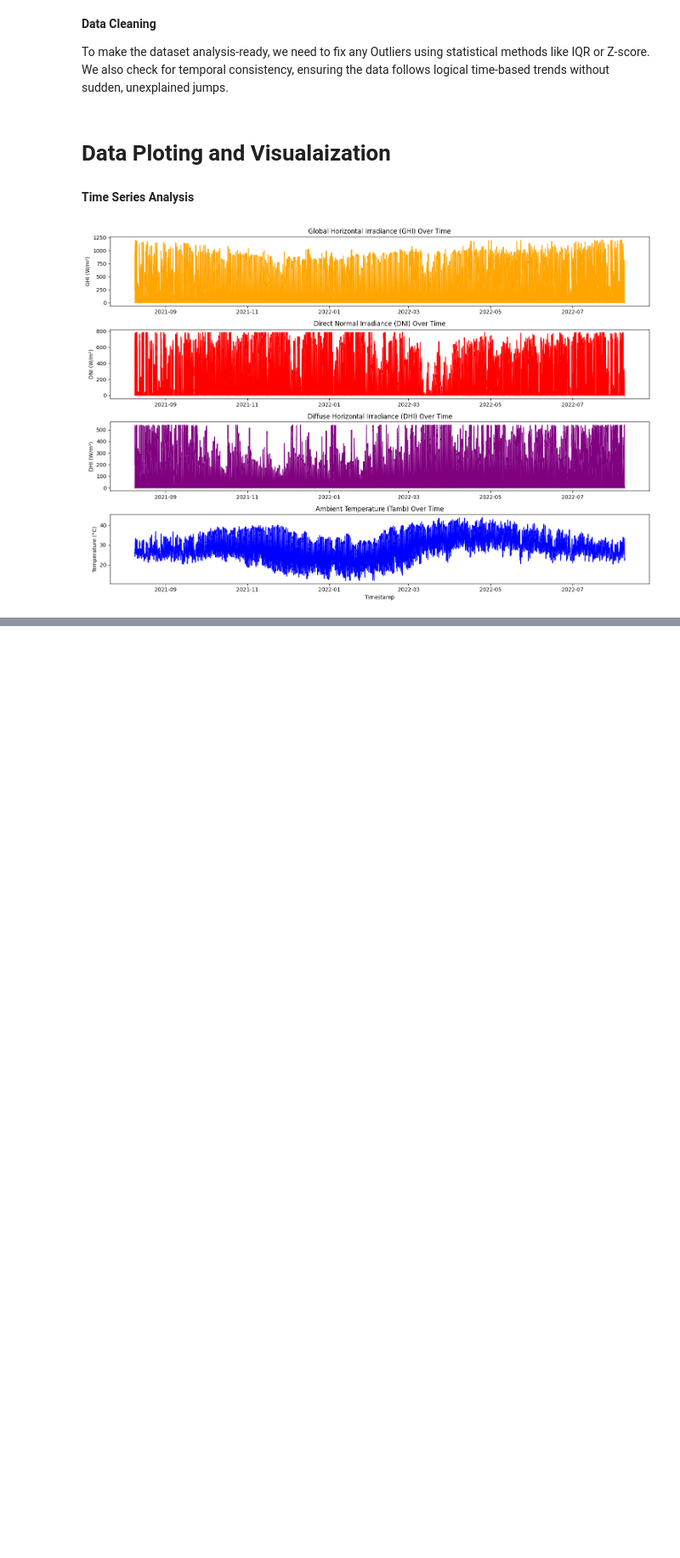
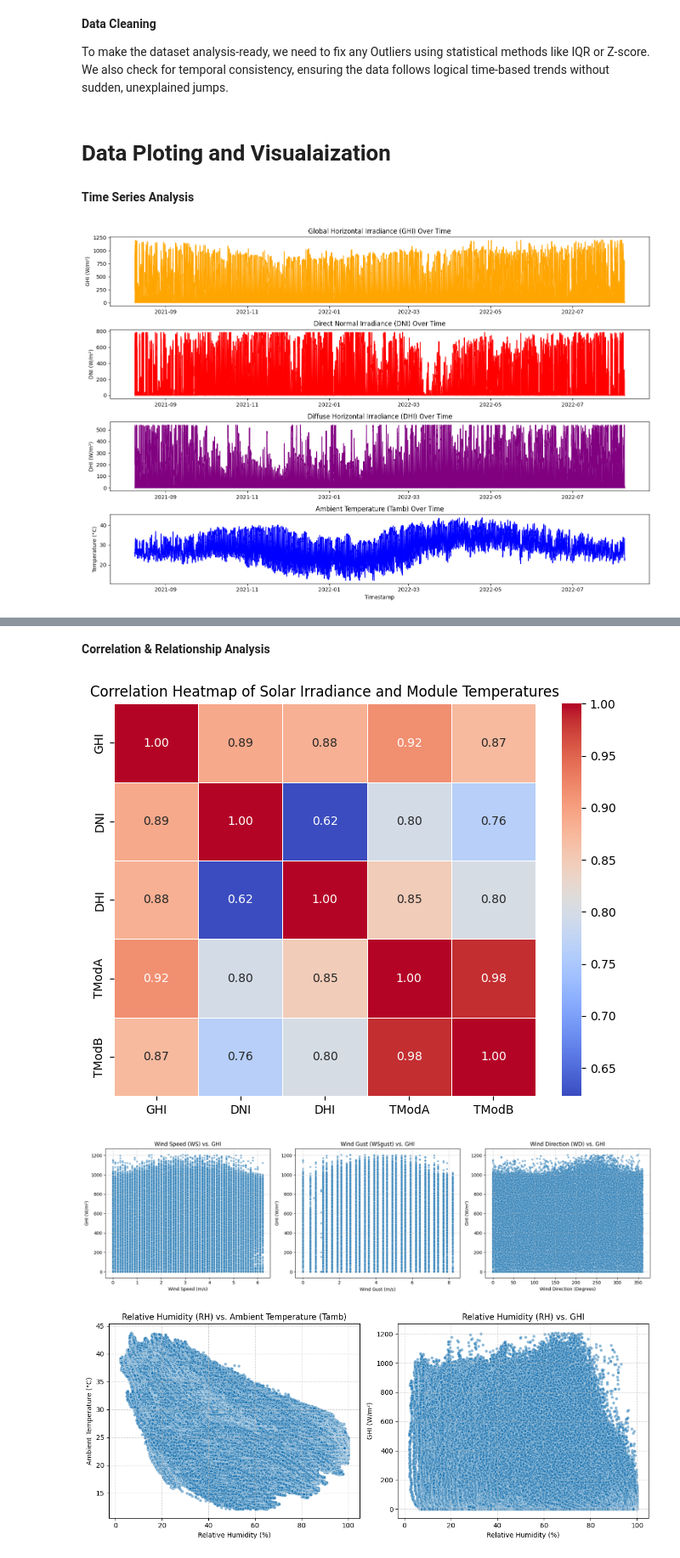
Before and after one commit to HilufTesfay/10academy-week0-solar-challenge, a Jupyter notebook: notbooks/benin-eda.ipynb, the cells around one changed output, grey strips where cells are left out. Shown at 85% size. Saved outputs shown, nothing was run; the diff lists cells and outputs as text; code cells hidden in the pictures; blank space fills up the shorter version.

Commit message:
Correlation & Relationship Analysis done

```diff
--- a/notbooks/benin-eda.ipynb
+++ b/notbooks/benin-eda.ipynb
@@ -283,0 +330,68 @@ plt.show()
+# %% [markdown]
+**Correlation & Relationship Analysis**
+# %%
+cleaned_df=pd.read_csv("../data/processed/benin_clean.csv")
+correlation_cols = ['GHI', 'DNI', 'DHI', 'TModA', 'TModB']
+correlation_matrix = cleaned_df[correlation_cols].corr()
+
+# Plotting the Correlation Heatmap
+plt.figure(figsize=(8, 6))
+sns.heatmap(correlation_matrix, annot=True, cmap='coolwarm', fmt=".2f", linewidths=.5)
+plt.title('Correlation Heatmap of Solar Irradiance and Module Temperatures')
+plt.show()
+
+#Scatter plots: WS, WSgust, WD vs. GHI
+plt.figure(figsize=(18, 5))
+
+# WS vs. GHI
+plt.subplot(1, 3, 1)
+sns.scatterplot(x='WS', y='GHI', data=cleaned_df, alpha=0.5, s=20)
+plt.title('Wind Speed (WS) vs. GHI')
+plt.xlabel('Wind Speed (m/s)')
+plt.ylabel('GHI (W/m²)')
+plt.grid(True, linestyle='--', alpha=0.6)
+
+# WSgust vs. GHI
+plt.subplot(1, 3, 2)
+sns.scatterplot(x='WSgust', y='GHI', data=cleaned_df, alpha=0.5, s=20)
+plt.title('Wind Gust (WSgust) vs. GHI')
+plt.xlabel('Wind Gust (m/s)')
+plt.ylabel('GHI (W/m²)')
+plt.grid(True, linestyle='--', alpha=0.6)
+
+# WD vs. GHI
+
+plt.subplot(1, 3, 3)
+sns.scatterplot(x='WD', y='GHI', data=cleaned_df, alpha=0.5, s=20)
+plt.title('Wind Direction (WD) vs. GHI')
+plt.xlabel('Wind Direction (Degrees)')
+plt.ylabel('GHI (W/m²)')
+plt.grid(True, linestyle='--', alpha=0.6)
+
+plt.tight_layout()
+plt.show()
+#  Scatter plots: RH vs. Tamb and RH vs. GHI
+plt.figure(figsize=(12, 5))
+
+# RH vs. Tamb
+plt.subplot(1, 2, 1)
+sns.scatterplot(x='RH', y='Tamb', data=cleaned_df, alpha=0.5, s=20)
+plt.title('Relative Humidity (RH) vs. Ambient Temperature (Tamb)')
+plt.xlabel('Relative Humidity (%)')
+plt.ylabel('Ambient Temperature (°C)')
+plt.grid(True, linestyle='--', alpha=0.6)
+
+# RH vs. GHI
+plt.subplot(1, 2, 2)
+sns.scatterplot(x='RH', y='GHI', data=cleaned_df, alpha=0.5, s=20)
+plt.title('Relative Humidity (RH) vs. GHI')
+plt.xlabel('Relative Humidity (%)')
+plt.ylabel('GHI (W/m²)')
+plt.grid(True, linestyle='--', alpha=0.6)
+
+plt.tight_layout()
+plt.show()
+# %% [output]
+[figure, added]
+[figure, added]
+[figure, added]
```
Also changed, not shown: parts of 3 cells of this notebook, 2 other files.
